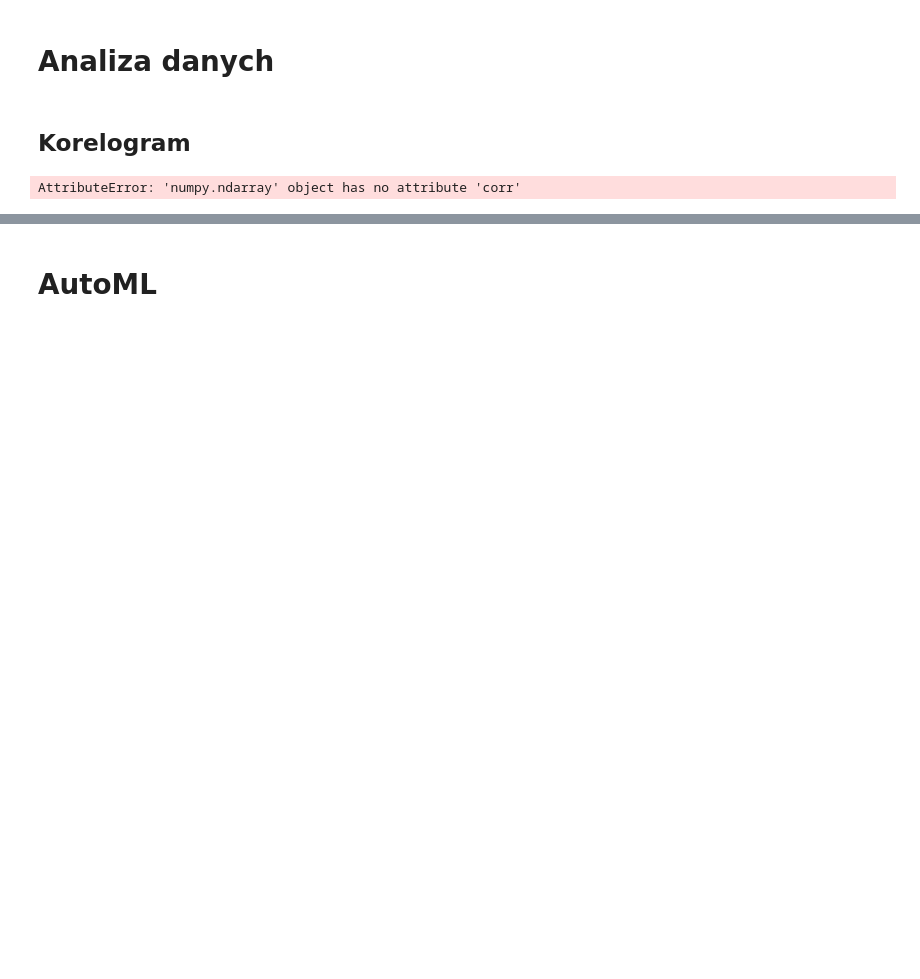
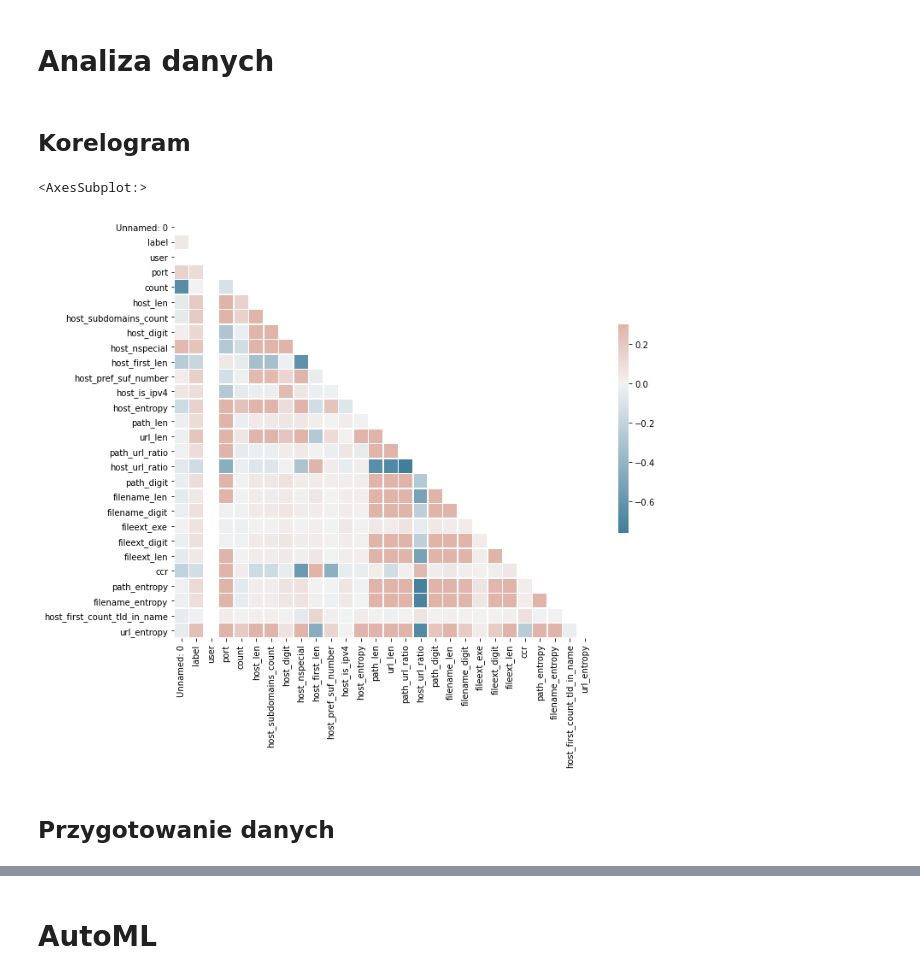
Before and after one commit to knmlprz/mallicious-url-model, a Jupyter notebook: Presentation/Prezentacja.ipynb, the cells around one changed output, grey strips where cells are left out. Saved outputs shown, nothing was run; the diff lists cells and outputs as text; code cells hidden in the pictures; blank space fills up the shorter version.

```diff
--- a/Presentation/Prezentacja.ipynb
+++ b/Presentation/Prezentacja.ipynb
@@ -37,19 +18,22 @@ X, y
 # %% [markdown]
 ## Korelogram
 # %%
-corr = X.corr()
+corr = df.corr()
 
 # Generate a mask for the upper triangle
 mask = np.triu(np.ones_like(corr, dtype=bool))
 
 # Set up the matplotlib figure
 f, ax = plt.subplots(figsize=(11, 9))
 
 # Generate a custom diverging colormap
 cmap = sns.diverging_palette(230, 20, as_cmap=True)
 
 # Draw the heatmap with the mask and correct aspect ratio
 sns.heatmap(corr, mask=mask, cmap=cmap, vmax=.3, center=0,
             square=True, linewidths=.5, cbar_kws={"shrink": .5})
 # %% [output]
-AttributeError: 'numpy.ndarray' object has no attribute 'corr'
+<AxesSubplot:>
+[figure, added]
+# %% [markdown]
+## Przygotowanie danych
```
Also changed, not shown: parts of 21 cells of this notebook.
